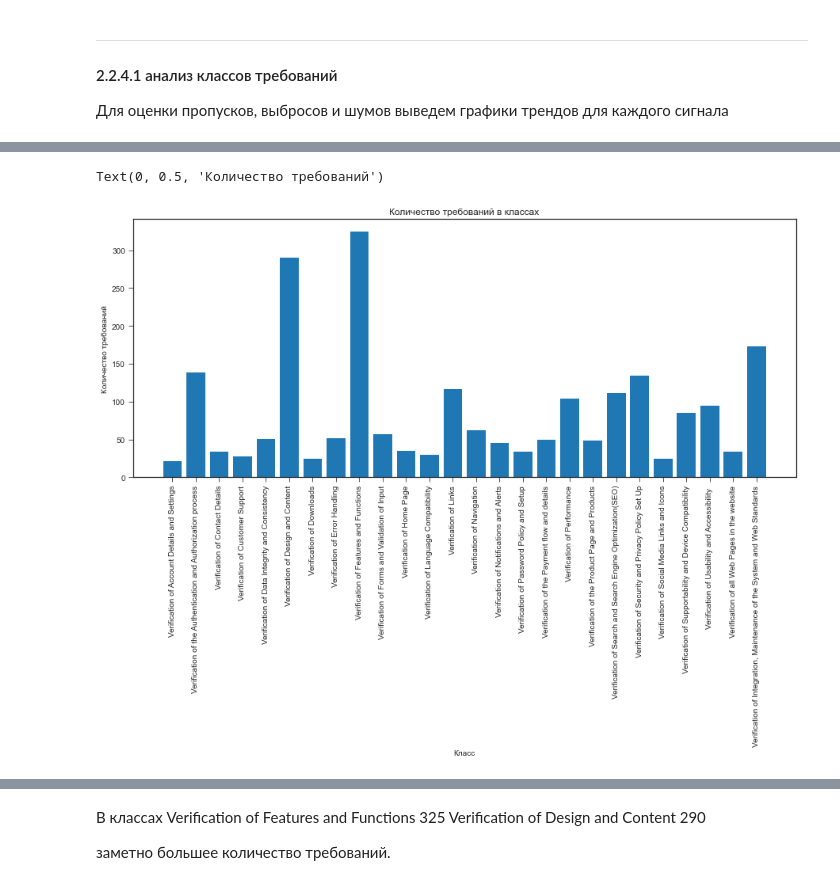
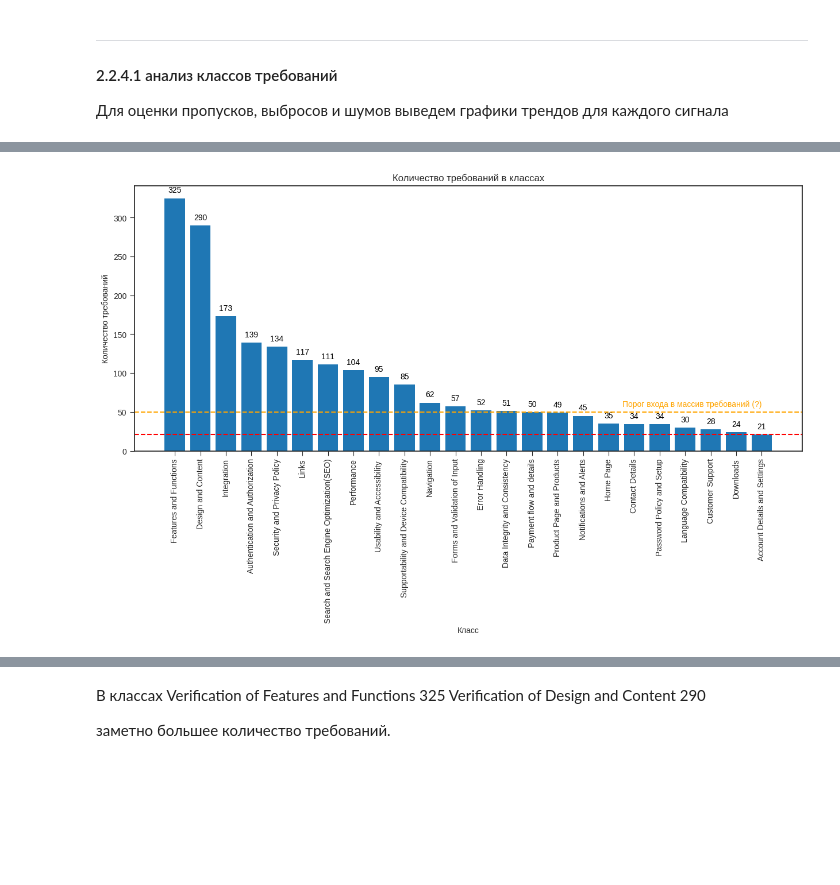
Before and after one commit to Khomiakov7706/requirements_analysis, a Jupyter notebook: eda_example.ipynb, the cells around one changed output, grey strips where cells are left out. Saved outputs shown, nothing was run; the diff lists cells and outputs as text; code cells hidden in the pictures; blank space fills up the shorter version.

```diff
--- a/eda_example.ipynb
+++ b/eda_example.ipynb
@@ -123,7 +164,3 @@ Dataset состоит из 2 основных колонок и 26 дополн
 *test_scenario* – Сценарий тестирования – соответсвует классу требования
 
 Остальные колонки являются разметкой отношения требованиq к тому или иному классу
-# %%
-for i in range(len(data.columns)):
-  print (data.columns[i])
-print (i)
@@ -289,18 +294,48 @@ Name: number_of_classes, dtype: int64
-# %%
-plt.figure(figsize=(15,6))
-plt.style.use('seaborn-ticks')
-plt.xticks(rotation=90)
-
-names = requirement_classes
-values = data.iloc[:,2:-1].sum(axis=0)
-
-plt.bar(data.columns[2:-1],values)
-plt.title('Количество требований в классах')
-plt.xlabel('Класс')
-plt.ylabel('Количество требований')
-# %% [output]
-Text(0, 0.5, 'Количество требований')
-[figure, removed]
+# %%
+#@title Bar chart of requirements
+
+plt.figure(figsize=(15,6))
+plt.style.use('seaborn-ticks')
+plt.xticks(rotation=90)
+
+names = data.columns[2:-1]
+values = data.iloc[:,2:-1].sum(axis=0)
+
+# Sort names and values in descending order
+sorted_indices = values.argsort()[::-1]
+names = names[sorted_indices]
+values = values[sorted_indices]
+
+plt.bar(names,values)
+plt.title('Количество требований в классах')
+
+# Add labels for overall number of requirements above each bar
+for i, (name, value) in enumerate(zip(names, values)):
+    plt.text(i, value + 5, str(value), ha='center', va='bottom', color='black')
+
+
+plt.axhline(y=50, color='orange', linestyle='--')  # Add a horizontal line at y=50
+plt.text(len(names) - 1, 60,
+         s = 'Порог входа в массив требований (?)',
+         ha='right',
+         va='center',
+         color='orange')
+
+plt.axhline(y=values.min(), color='red', linestyle='--')  # Add a horizontal line at y=50
+#plt.text(len(names) - 1,
+#         y=values.min()+10,
+#         s = str('Минимальный размер класса требований: '+ str(values.min())),
+#         ha='right',
+#         va='center',
+#         color='red',
+#         bbox=dict(facecolor='white', edgecolor='none', alpha=0.4))
+
+plt.xlabel('Класс')
+plt.ylabel('Количество требований')
+
+plt.show()
+# %% [output]
+[figure, added]
 # %%
 data.loc[:,requirement_classes].sum(axis=0).sort_values(ascending=False)
 # %% [output]
```
Also changed, not shown: parts of 61 cells of this notebook.
